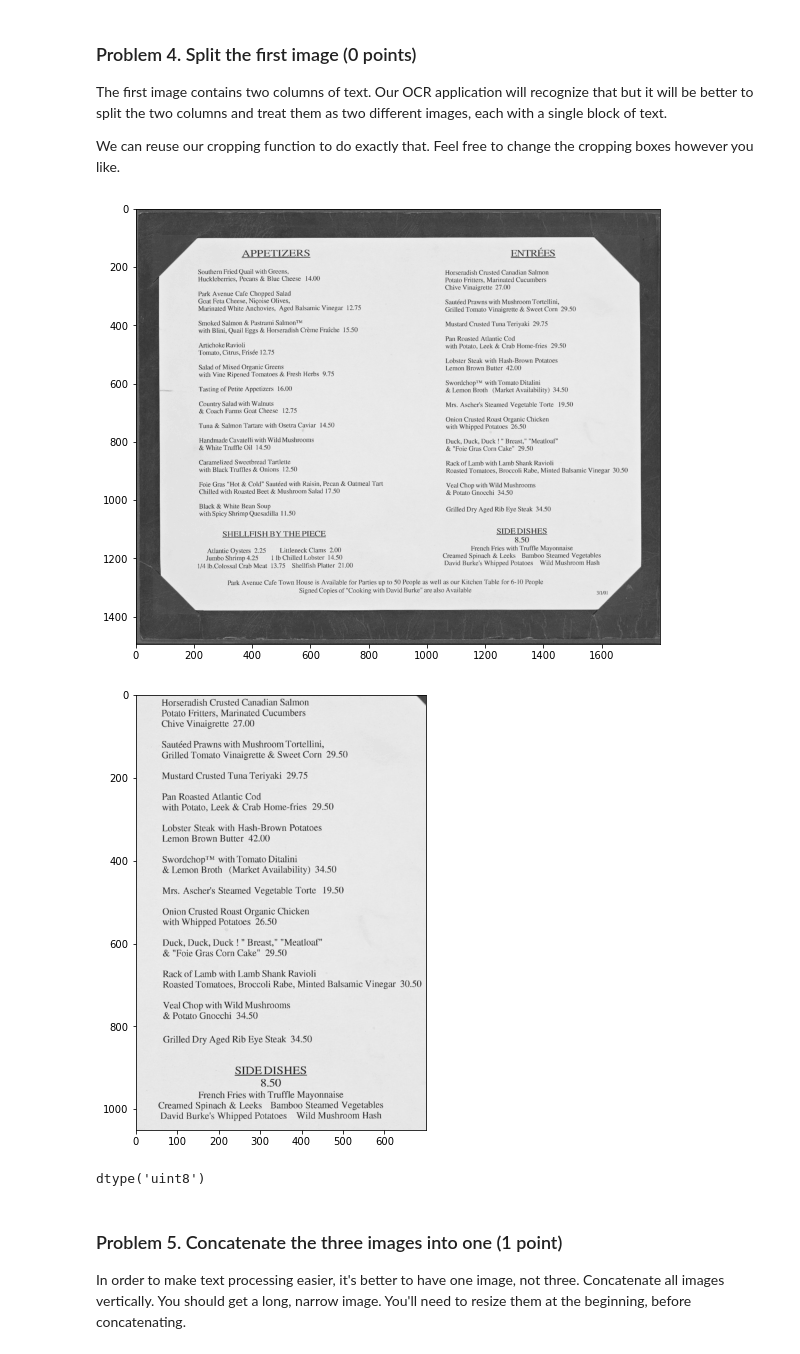
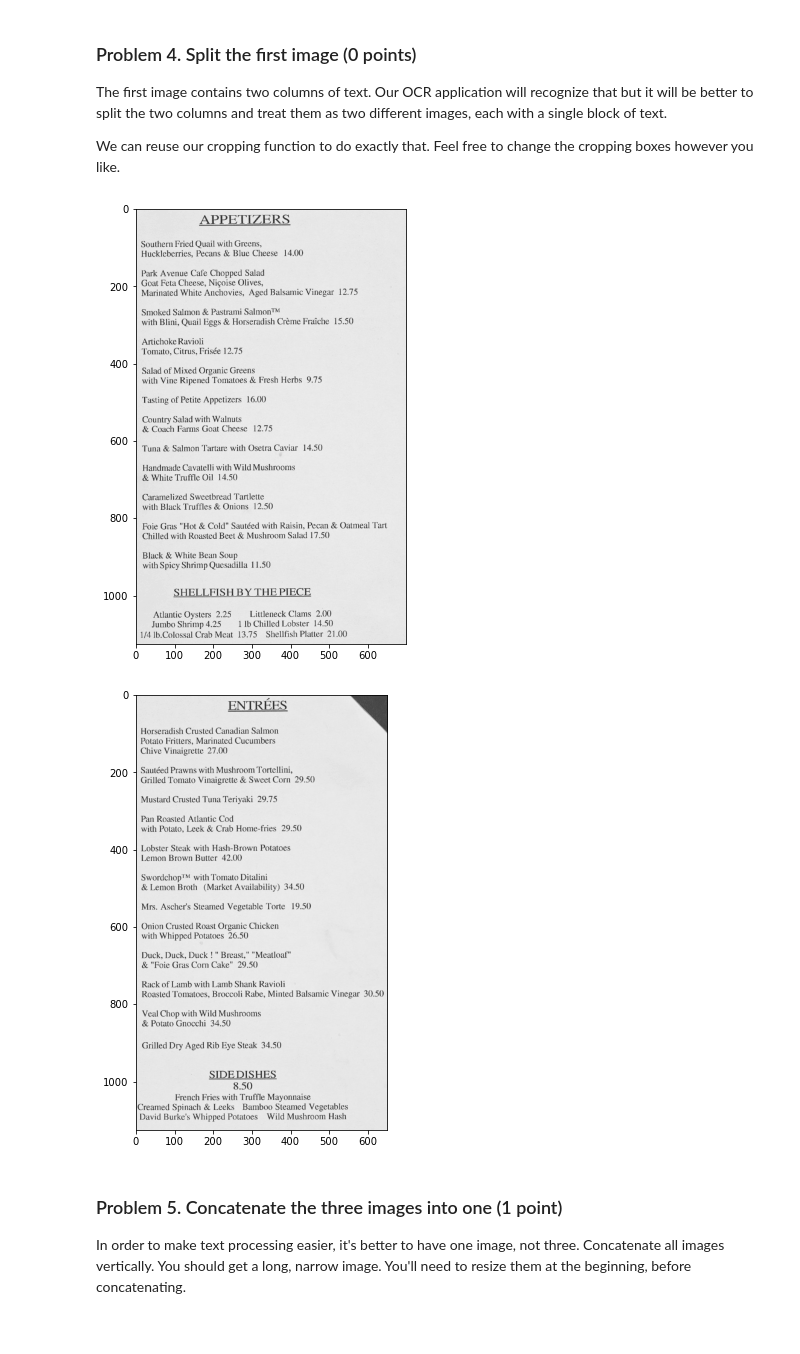
Before and after one commit to bahbo/SoftUni_Data_Scinece, a Jupyter notebook: 04. Working-with-Images-and-Text-Lab/Working with Images and Text Lab.ipynb, the cells around one changed output. Saved outputs shown, nothing was run; the diff lists cells and outputs as text; code cells hidden in the pictures.

```diff
--- a/04. Working-with-Images-and-Text-Lab/Working with Images and Text Lab.ipynb
+++ b/04. Working-with-Images-and-Text-Lab/Working with Images and Text Lab.ipynb
@@ -106,9 +105,5 @@ def crop_image(image, top_left, bottom_right):
     and the second element specifies the y coordinate.
     """
     # YOUR CODE HERE
-    croped = image[top_left[0]:bottom_right[0], top_left[1]:bottom_right[1]]
+    croped = image[top_left[1]:bottom_right[1], top_left[0]:bottom_right[0]]
     return croped
-
-page1_cropped = crop_image(page1_gray, (500, 200), (700, 300))
-page2_cropped = crop_image(page2_gray, (500, 200), (700, 300))
-page1_cropped.shape
@@ -134,14 +127,12 @@ The first image contains two columns of text. Our OCR application will recognize
 
 We can reuse our cropping function to do exactly that. Feel free to change the cropping boxes however you like.
 # %%
-page1_left_cropped = crop_image(page1_gray, (200, 200), (1250, 900))
-page1_right_cropped = crop_image(page1_gray, (200, 1000), (1250, 1700))
-show_images([page1_gray, page1_right_cropped])
-page1_gray.dtype
+page1_left_cropped = crop_image(page1_gray, (200, 125), (900, 1250))
+page1_right_cropped = crop_image(page1_gray, (1050, 125), (1700, 1250))
+show_images([page1_left_cropped, page1_right_cropped])
 # %% [output]
-[figure, old version]
+[figure, new version]
-[figure, old version]
+[figure, new version]
-dtype('uint8')
 # %% [markdown]
 ### Problem 5. Concatenate the three images into one (1 point)
 In order to make text processing easier, it's better to have one image, not three. Concatenate all images vertically. You should get a long, narrow image. You'll need to resize them at the beginning, before concatenating.
```
Also changed, not shown: parts of 8 cells of this notebook, 1 other file.
